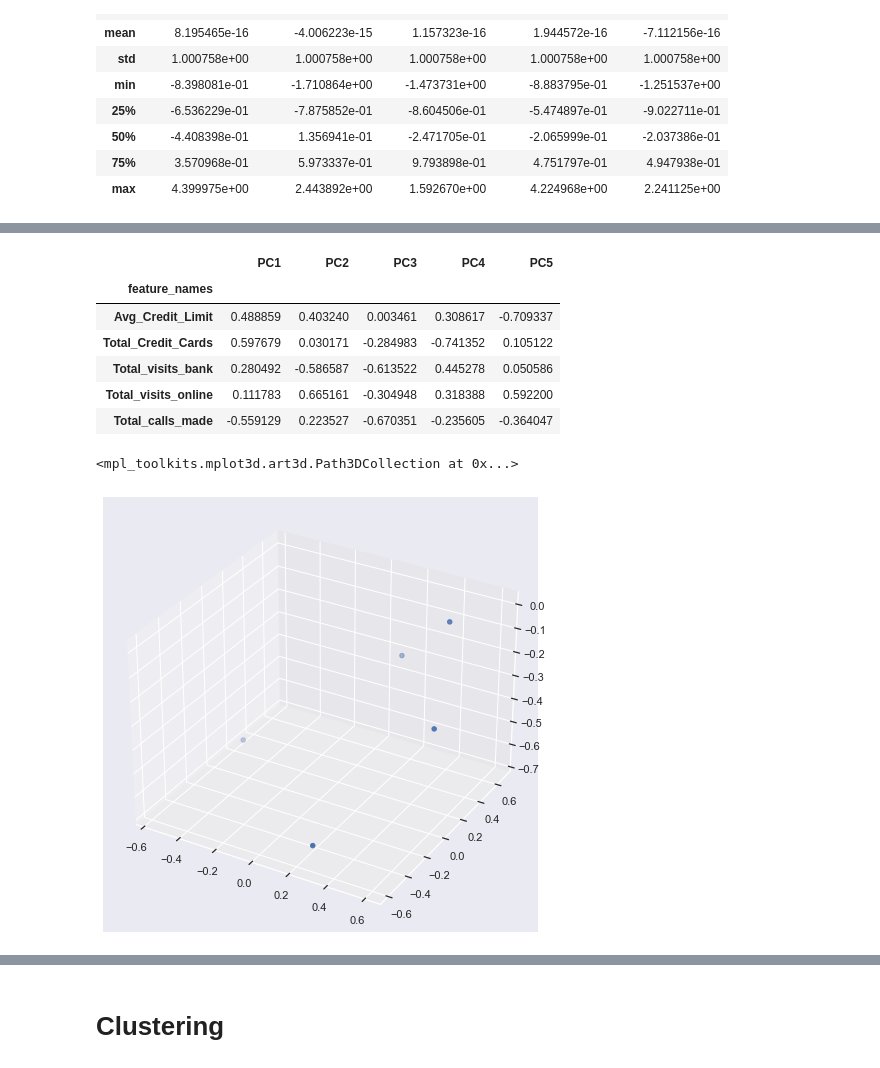
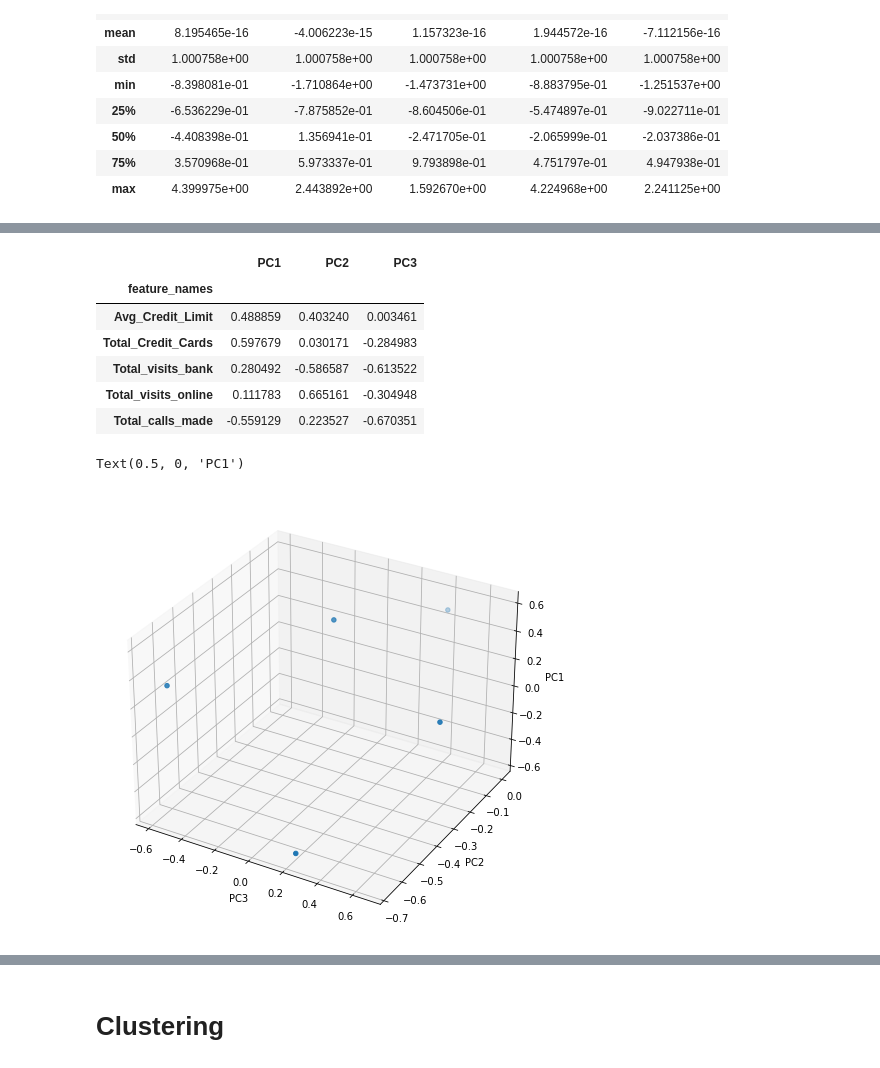
Before and after one commit to anovaYa/DA-Projects, a Jupyter notebook: credit-card-data/Credit Card Analytics.ipynb, the cells around one changed output, grey strips where cells are left out. Drawn from its saved outputs; the diff is of its cells as text; code cells hidden in the pictures.

```diff
--- a/credit-card-data/Credit Card Analytics.ipynb
+++ b/credit-card-data/Credit Card Analytics.ipynb
@@ -104,6 +97,7 @@ array([[<AxesSubplot:title={'center':'Avg_Credit_Limit'}>,
 # %%
-pca = PCA(n_components = 5)
-XPCAreduced = pca.fit_transform(scaledData)
+pca = PCA(n_components = 3)
+principalComponents = pca.fit_transform(scaledData)
+principalDf = pd.DataFrame(data = principalComponents, columns = ['principal component 1', 'principal component 2', 'principal component 3'])
 # %%
 print('Mean vector: ', pca.mean_)
 print('Projection: ', pca.components_)
@@ -139,31 +122,34 @@ loadings = pca.components_
 n_features = pca.n_features_
 
 # Feature names before PCA
-feature_names = scaledData.columns
+featureNames = scaledData.columns
 
 # PC names
-pc_list = [f'PC{i}' for i in list(range(1, n_features + 1))]
+principalComponentsList = [f'PC{i}' for i in list(range(1, n_features + 1))]
 
 # Match PC names to loadings
-pc_loadings = dict(zip(pc_list, loadings))
+principalComponentsLoadings = dict(zip(principalComponentsList, loadings))
 
 # Matrix of corr coefs between feature names and PCs
-loadings_df = pd.DataFrame.from_dict(pc_loadings)
-loadings_df['feature_names'] = feature_names
+loadings_df = pd.DataFrame.from_dict(principalComponentsLoadings)
+loadings_df['feature_names'] = featureNames
 loadings_df = loadings_df.set_index('feature_names')
 loadings_df
 # %% [output]
-|  | PC1 | PC2 | PC3 | PC4 | PC5 |
-| feature_names |  |  |  |  |  |
-| Avg_Credit_Limit | 0.488859 | 0.403240 | 0.003461 | 0.308617 | -0.709337 |
-| Total_Credit_Cards | 0.597679 | 0.030171 | -0.284983 | -0.741352 | 0.105122 |
-| Total_visits_bank | 0.280492 | -0.586587 | -0.613522 | 0.445278 | 0.050586 |
-| Total_visits_online | 0.111783 | 0.665161 | -0.304948 | 0.318388 | 0.592200 |
-| Total_calls_made | -0.559129 | 0.223527 | -0.670351 | -0.235605 | -0.364047 |
+|  | PC1 | PC2 | PC3 |
+| feature_names |  |  |  |
+| Avg_Credit_Limit | 0.488859 | 0.403240 | 0.003461 |
+| Total_Credit_Cards | 0.597679 | 0.030171 | -0.284983 |
+| Total_visits_bank | 0.280492 | -0.586587 | -0.613522 |
+| Total_visits_online | 0.111783 | 0.665161 | -0.304948 |
+| Total_calls_made | -0.559129 | 0.223527 | -0.670351 |
 # %%
 fig = plt.figure(figsize=(10,8))
 ax = fig.add_subplot(111, projection="3d")
-ax.scatter(loadings[0], loadings[1],loadings[2])
+ax.scatter(loadings[1], loadings[2],loadings[0])
+ax.set_xlabel('PC3')
+ax.set_ylabel('PC2')
+ax.set_zlabel('PC1')
 # %% [output]
-<mpl_toolkits.mplot3d.art3d.Path3DCollection at 0x...>
+Text(0.5, 0, 'PC1')
-[figure, old version]
+[figure, new version]
```
Also changed, not shown: parts of 11 cells of this notebook, 1 other file.
